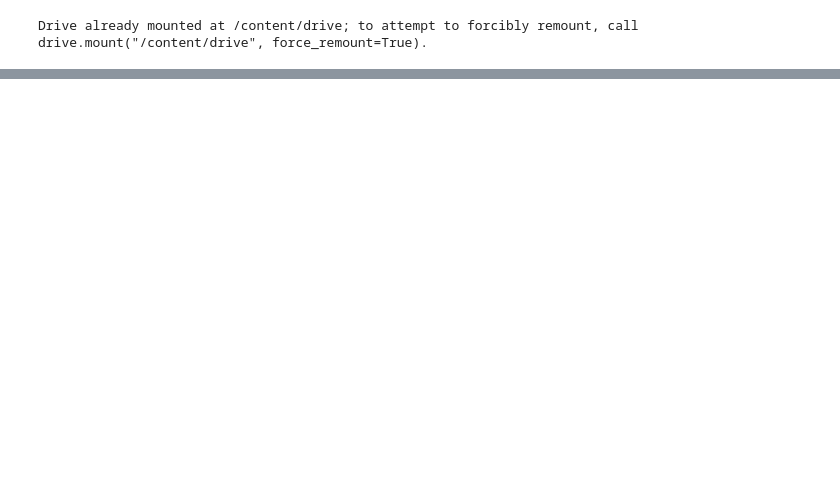
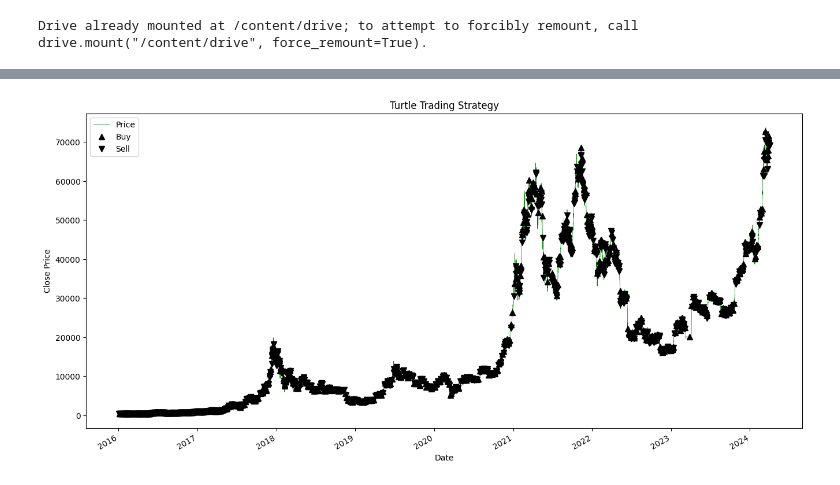
Before and after one commit to dinuwanfernando/BTCUSD_model, a Jupyter notebook: BTCUSD_model.ipynb, the cells around one changed output, grey strips where cells are left out. Cells and saved outputs as stored; diff of their text form; code cells hidden in the pictures; blank space fills up the shorter version.

```diff
--- a/BTCUSD_model.ipynb
+++ b/BTCUSD_model.ipynb
@@ -265,0 +411,20 @@ plt.show()
+# %%
+# Apply Turtle Trading Strategy
+window_size = 50
+turtle_signals = turtle_trading(df, window_size)
+# %%
+# Plotting the Turtle Trading Strategy
+fig = plt.figure(figsize=(16, 8))  # Adjust the figure size here
+ax1 = fig.add_subplot(111, ylabel='Close Price')
+df['close'].plot(ax=ax1, color='g', lw=0.5)
+ax1.plot(turtle_signals.loc[turtle_signals.orders == 1.0].index,
+         df['close'][turtle_signals.orders == 1],
+         '^', markersize=7, color='k')
+ax1.plot(turtle_signals.loc[turtle_signals.orders == -1.0].index,
+         df['close'][turtle_signals.orders == -1],
+         'v', markersize=7, color='k')
+plt.legend(["Price", "Buy", "Sell"])
+plt.title("Turtle Trading Strategy")
+plt.show()
+# %% [output]
+[figure, added]
```
Also changed, not shown: parts of 50 cells of this notebook.
